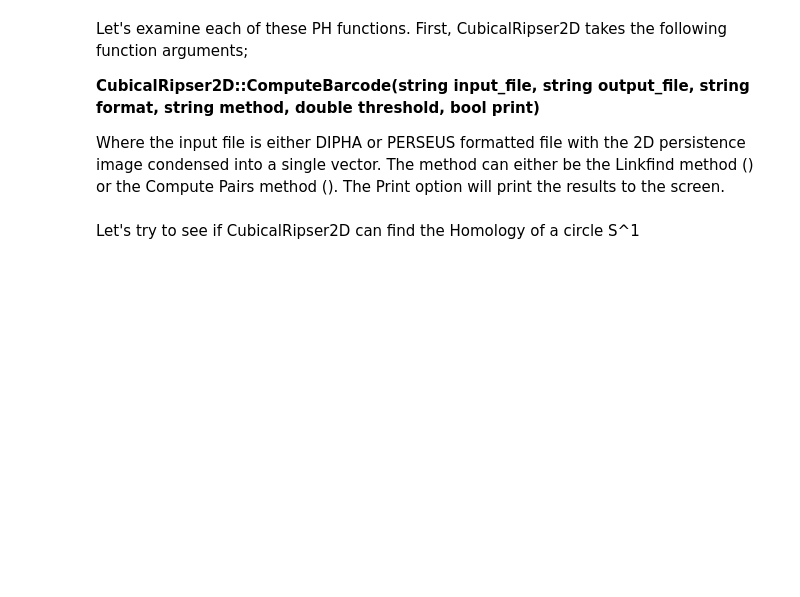
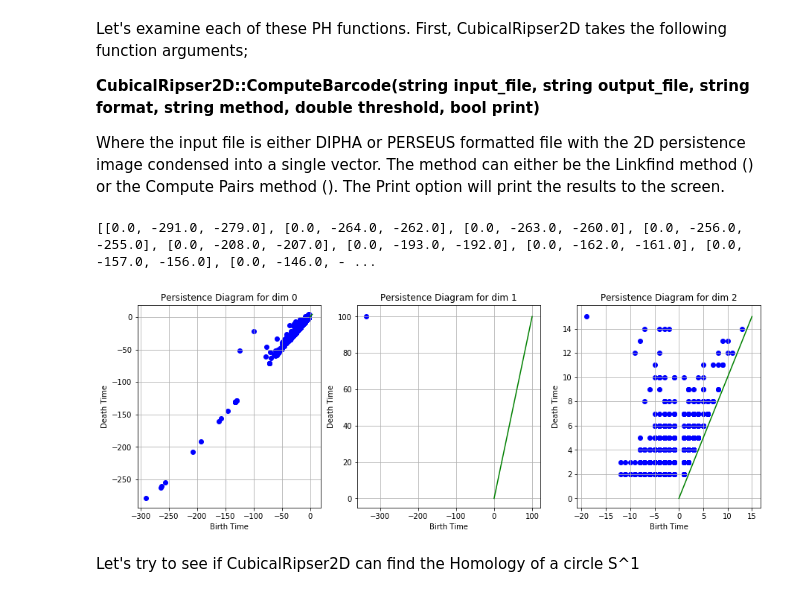
Before and after one commit to infophysics/tda-toolkit, a Jupyter notebook: TDA Persistent Homology.ipynb, the cells around one changed output. Cells and saved outputs as stored; diff of their text form; code cells hidden in the pictures; blank space fills up the shorter version.

```diff
--- a/TDA Persistent Homology.ipynb
+++ b/TDA Persistent Homology.ipynb
@@ -64,9 +64,15 @@ Where the input file is either DIPHA or PERSEUS formatted file with the 2D persi
 # %%
 #  Create a CubicalRipser2D object
 cube2D = TDA.CubicalRipser2D()
 
 #  Try one of the examples in the dat/ folder
 cube2D.ComputeBarcode("algorithms/CubicalRipser_2dim/dat/data-1.complex", "test.csv", "DIPHA", "LINKFIND", 100, True)
+barcode = cube2D.getBarcode()
+print(barcode)
+TDA.plot_persistence_diagram(barcode)
+# %% [output]
+[[0.0, -291.0, -279.0], [0.0, -264.0, -262.0], [0.0, -263.0, -260.0], [0.0, -256.0, -255.0], [0.0, -208.0, -207.0], [0.0, -193.0, -192.0], [0.0, -162.0, -161.0], [0.0, -157.0, -156.0], [0.0, -146.0, - ...
+[figure, added]
 # %% [markdown]
 Let's try to see if CubicalRipser2D can find the Homology of a circle S^1
 # %%
```
Also changed, not shown: parts of 3 cells of this notebook, 4 other files.
